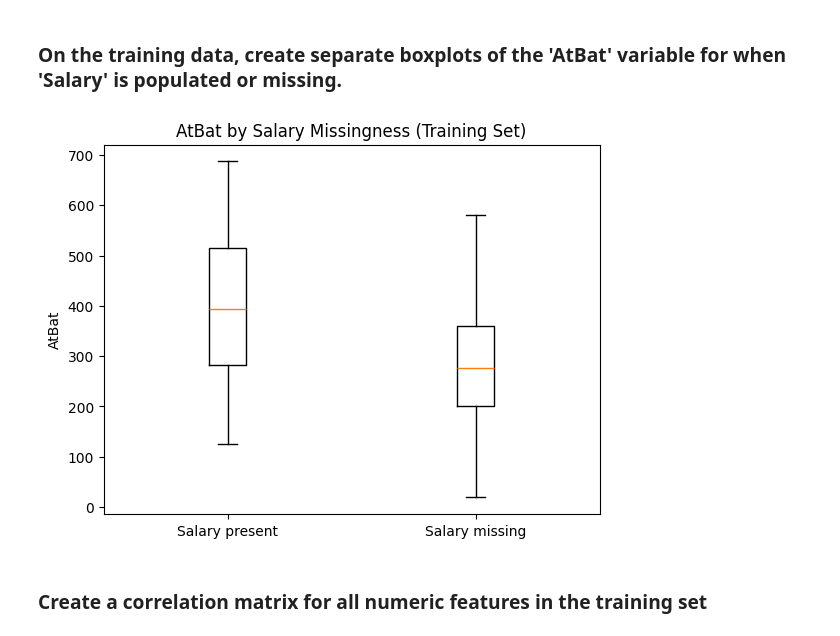
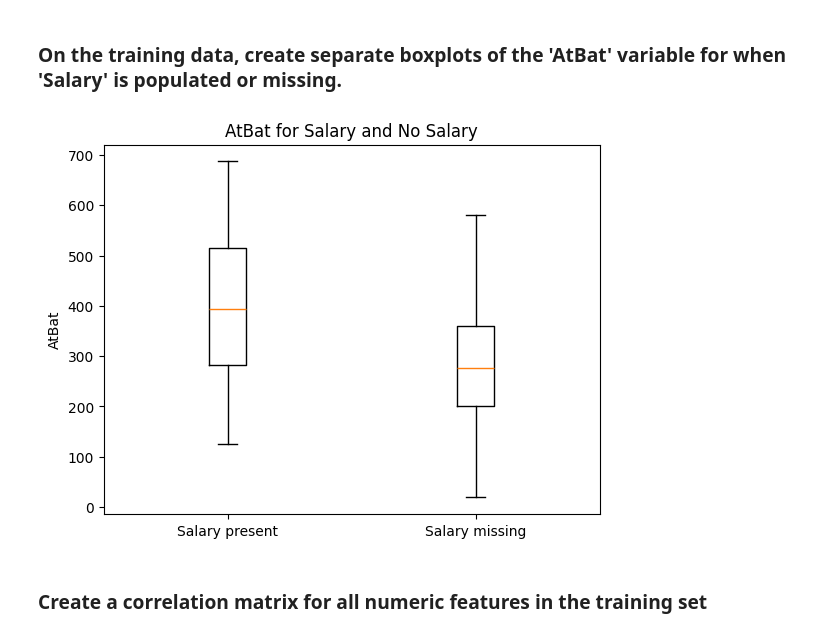
Before and after one commit to kangadi28/code_2600, a Jupyter notebook: mod03_eda.ipynb, the cells around one changed output. Drawn from its saved outputs; the diff is of its cells as text; code cells hidden in the pictures.

```diff
--- a/mod03_eda.ipynb
+++ b/mod03_eda.ipynb
@@ -131,7 +131,7 @@ plt.show()
 # %% [markdown]
 ### Let's standardize the AtBat feature (i.e., normalize by z-scores). We'll create a new column in the training data called 'AtBat_st' to represent this.
 # %%
-Train['AtBat_st'] = (Train['AtBat'] - Train['AtBat'].mean()) / Train['AtBat'].std(ddof=0)
+Train['AtBat_st'] = (Train['AtBat'] - Train['AtBat'].mean()) / Train['AtBat'].std()
 Train[['AtBat','AtBat_st']].head()
 # %% [output]
 |  | AtBat | AtBat_st |
@@ -161,14 +161,15 @@ If the data uses a numerical value such as '1000' or '10000' for missing values,
 # %%
 # Boxplots of AtBat conditional on whether Salary is missing
 atbat_salary_present = Train.loc[Train['Salary'].notna(), 'AtBat']
 atbat_salary_missing = Train.loc[Train['Salary'].isna(), 'AtBat']
+NoSalary = Train[Train["Salary"].isna()]
 
 plt.boxplot([atbat_salary_present, atbat_salary_missing], labels=['Salary present', 'Salary missing'])
-plt.title('AtBat by Salary Missingness (Training Set)')
+plt.title('AtBat for Salary and No Salary')
 plt.ylabel('AtBat')
 plt.show()
 # %% [output]
-[figure, old version]
+[figure, new version]
 # %% [markdown]
 ### Create a correlation matrix for all numeric features in the training set
 # %%
```
Also changed, not shown: parts of 4 cells of this notebook.
